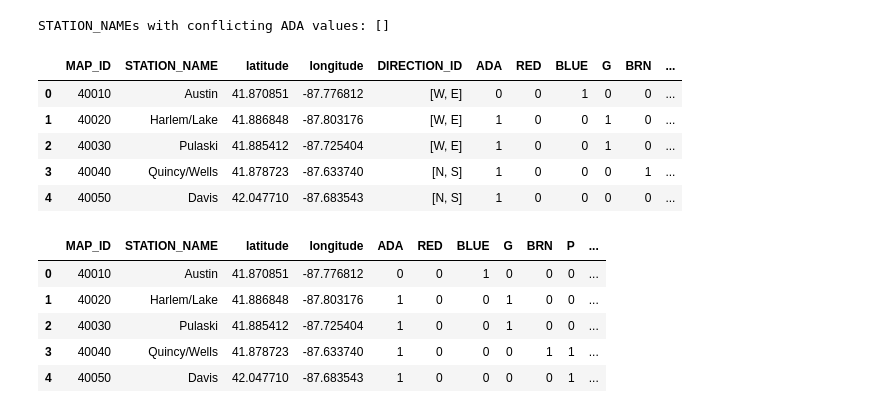
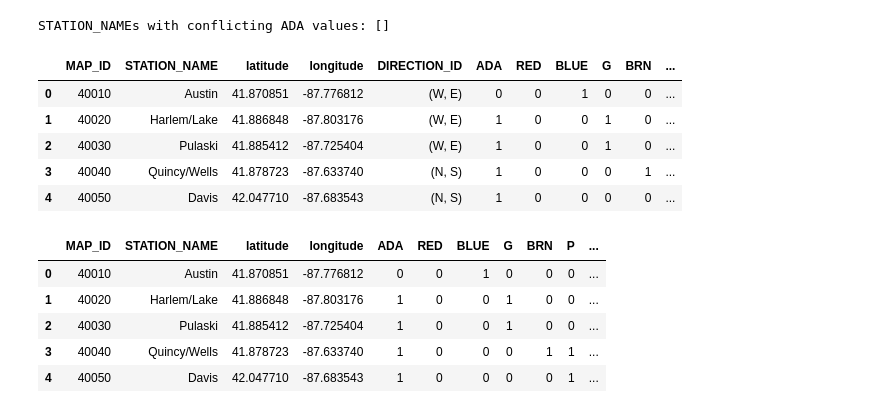
Before and after one commit to azcao95/cta-ridership-w2026-mads-milestone-2, a Jupyter notebook: ridership.ipynb, the cells around one changed output. Saved outputs shown, nothing was run; the diff lists cells and outputs as text; code cells hidden in the pictures.

Commit message:
Small edits to avoid errors
Changed path in code to correctly find CSVs from directory and fixed datatype error by changing direction list to a tuple

```diff
--- a/ridership.ipynb
+++ b/ridership.ipynb
@@ -41,7 +41,7 @@ ridership.head()
 | 3 | 40070 | Jackson/Dearborn | 2001-01-01 | U | 649 |
 | 4 | 40090 | Damen-Brown | 2001-01-01 | U | 411 |
 # %%
-station_info = pd.read_csv("resources/system_info.csv")
+station_info = pd.read_csv("system_info.csv")
 station_info.head()
 # %% [output]
 |  | STOP_ID | DIRECTION_ID | STOP_NAME | STATION_NAME | STATION_DESCRIPTIVE_NAME | MAP_ID | ADA | RED | ... |
@@ -79,29 +79,29 @@ STATION_NAMEs with conflicting ADA values: []
 # %%
 agg_dict = {
     'STATION_NAME': 'first',
     'latitude': 'first',
     'longitude': 'first',
-    'DIRECTION_ID': lambda x: list(x.unique()),
+    'DIRECTION_ID': lambda x: tuple(x.unique()),
     'ADA': 'max',
     'RED': 'max',
     'BLUE': 'max',
     'G': 'max',
     'BRN': 'max',
     'P': 'max',
     'Y': 'max',
     'Pnk': 'max',
     'O': 'max'
 }
 
 si_aggregated = station_info.groupby('MAP_ID').agg(agg_dict).reset_index()
 si_aggregated.head()
 # %% [output]
 |  | MAP_ID | STATION_NAME | latitude | longitude | DIRECTION_ID | ADA | RED | BLUE | G | BRN | ... |
-| 0 | 40010 | Austin | 41.870851 | -87.776812 | [W, E] | 0 | 0 | 1 | 0 | 0 | ... |
-| 1 | 40020 | Harlem/Lake | 41.886848 | -87.803176 | [W, E] | 1 | 0 | 0 | 1 | 0 | ... |
-| 2 | 40030 | Pulaski | 41.885412 | -87.725404 | [W, E] | 1 | 0 | 0 | 1 | 0 | ... |
-| 3 | 40040 | Quincy/Wells | 41.878723 | -87.633740 | [N, S] | 1 | 0 | 0 | 0 | 1 | ... |
-| 4 | 40050 | Davis | 42.047710 | -87.683543 | [N, S] | 1 | 0 | 0 | 0 | 0 | ... |
+| 0 | 40010 | Austin | 41.870851 | -87.776812 | (W, E) | 0 | 0 | 1 | 0 | 0 | ... |
+| 1 | 40020 | Harlem/Lake | 41.886848 | -87.803176 | (W, E) | 1 | 0 | 0 | 1 | 0 | ... |
+| 2 | 40030 | Pulaski | 41.885412 | -87.725404 | (W, E) | 1 | 0 | 0 | 1 | 0 | ... |
+| 3 | 40040 | Quincy/Wells | 41.878723 | -87.633740 | (N, S) | 1 | 0 | 0 | 0 | 1 | ... |
+| 4 | 40050 | Davis | 42.047710 | -87.683543 | (N, S) | 1 | 0 | 0 | 0 | 0 | ... |
 # %%
 #Turn direction into a dummy variable
 direction_dummies = si_aggregated['DIRECTION_ID'].apply(lambda x: '|'.join(map(str, x))).str.get_dummies()
```
Also changed, not shown: parts of 3 cells of this notebook.
